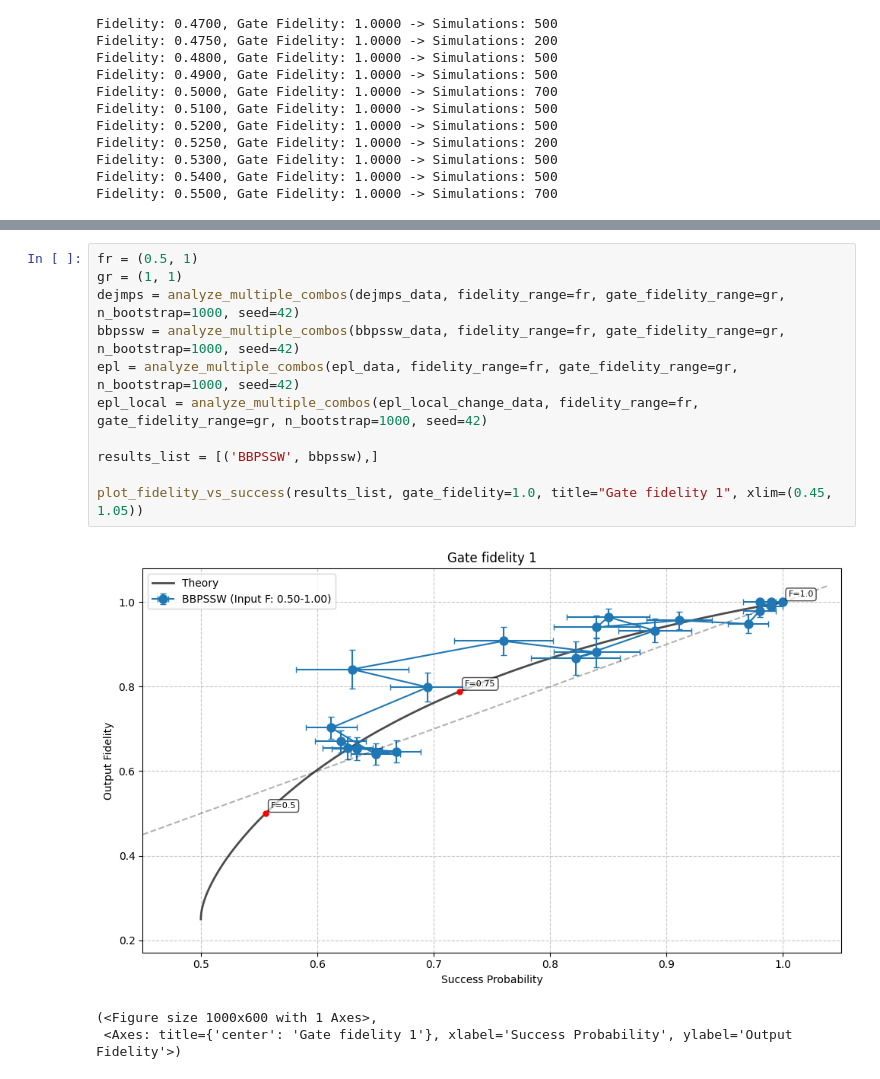
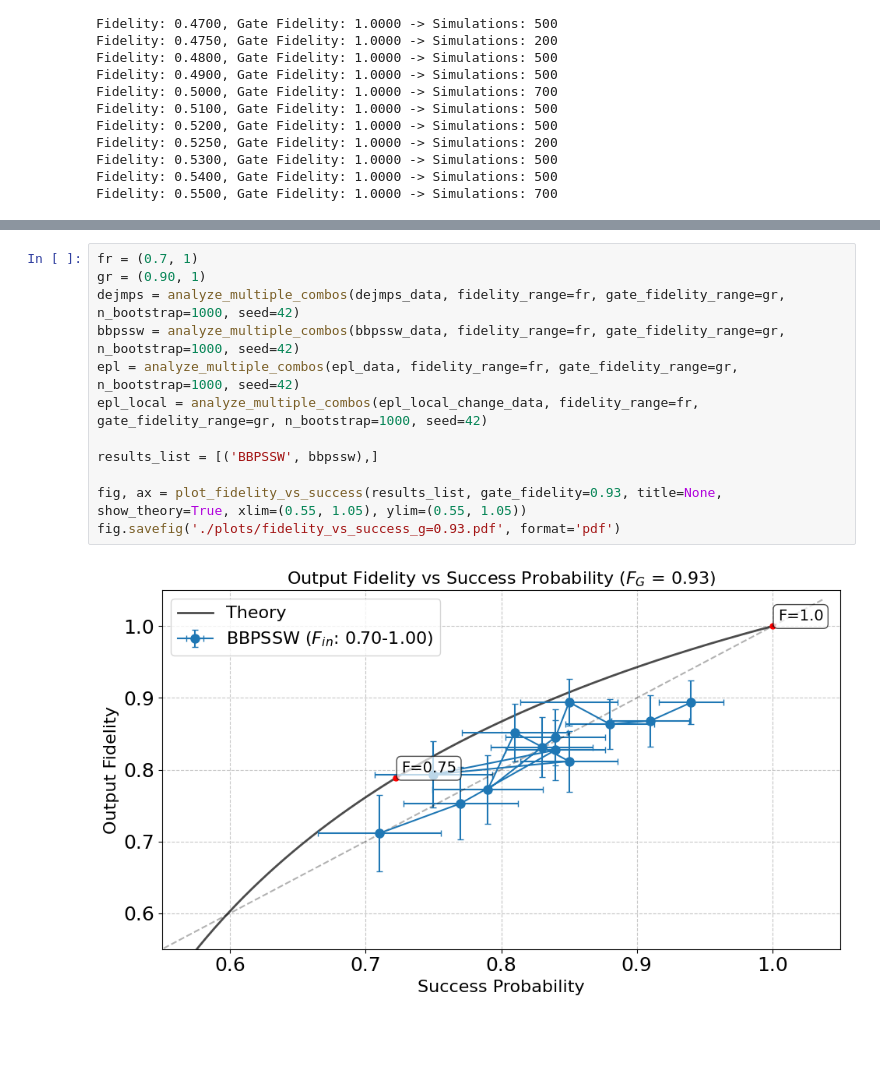
Before and after one commit to goncalo-meneses/qcc-project, a Jupyter notebook: plotting_analysis/deltas.ipynb, the cells around one changed output, grey strips where cells are left out. Saved outputs shown, nothing was run; the diff lists cells and outputs as text; blank space fills up the shorter version.

```diff
--- a/plotting_analysis/deltas.ipynb
+++ b/plotting_analysis/deltas.ipynb
@@ -110,18 +121,17 @@ plot_success_prob(results_list, title='Gate fidelity 1', theoretical_p=True, fr=
 # %%
-fr = (0.5, 1)
-gr = (1, 1)
+fr = (0.7, 1)
+gr = (0.90, 1)
 dejmps = analyze_multiple_combos(dejmps_data, fidelity_range=fr, gate_fidelity_range=gr, n_bootstrap=1000, seed=42)
 bbpssw = analyze_multiple_combos(bbpssw_data, fidelity_range=fr, gate_fidelity_range=gr, n_bootstrap=1000, seed=42)
 epl = analyze_multiple_combos(epl_data, fidelity_range=fr, gate_fidelity_range=gr, n_bootstrap=1000, seed=42)
 epl_local = analyze_multiple_combos(epl_local_change_data, fidelity_range=fr, gate_fidelity_range=gr, n_bootstrap=1000, seed=42)
 
 results_list = [('BBPSSW', bbpssw),]
 
-plot_fidelity_vs_success(results_list, gate_fidelity=1.0, title="Gate fidelity 1", xlim=(0.45, 1.05))
+fig, ax = plot_fidelity_vs_success(results_list, gate_fidelity=0.93, title=None, show_theory=True, xlim=(0.55, 1.05), ylim=(0.55, 1.05))
+fig.savefig('./plots/fidelity_vs_success_g=0.93.pdf', format='pdf')
 # %% [output]
-[figure, old version]
+[figure, new version]
-(<Figure size 1000x600 with 1 Axes>,
- <Axes: title={'center': 'Gate fidelity 1'}, xlabel='Success Probability', ylabel='Output Fidelity'>)
 # %%
 results_list = [('DEJMPS', dejmps),]
 
```
Also changed, not shown: parts of 4 cells of this notebook, 45 other files.
